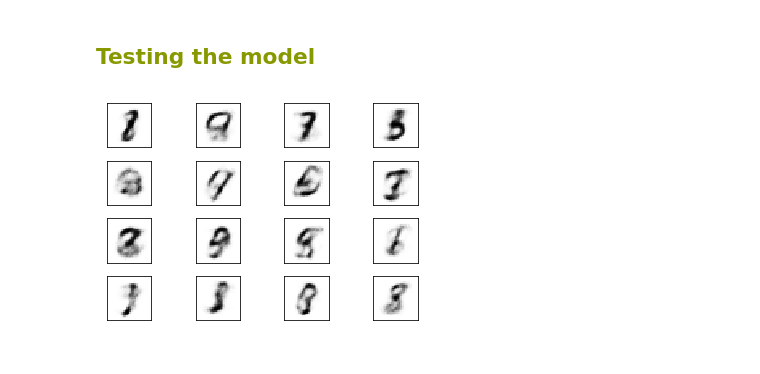
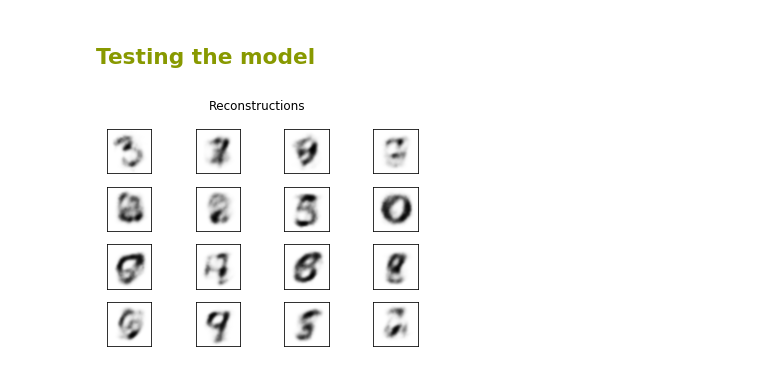
Before and after one commit to victor-iyi/novel-mnist-generator-with-vae, a Jupyter notebook: test.ipynb, the cells around one changed output. Drawn from its saved outputs; the diff is of its cells as text; code cells hidden in the pictures.

```diff
--- a/test.ipynb
+++ b/test.ipynb
@@ -58,13 +58,14 @@ def bias(shape, name):
 def dense(X, W, b):
     return tf.matmul(X, W) + b
 
-def plot_images(imgs):
+def plot_images(imgs, size=28, name=None):
     grid = int(np.sqrt(len(imgs)))
     fig, axes = plt.subplots(grid, grid)
     fig.subplots_adjust(hspace=0.3, wspace=0.3)
-
+    if name:
+        plt.suptitle(name)
     for i, ax in enumerate(axes.flat):
-        ax.imshow(imgs[i].reshape([image_size, image_size]), cmap='binary')
+        ax.imshow(imgs[i].reshape([size, size]), cmap='binary', interpolation='bicubic')
         ax.set_xticks([])
         ax.set_yticks([])
     plt.show()
@@ -165,11 +164,6 @@ INFO:tensorflow:Restoring parameters from models/
 # %% [markdown]
 ## <span style="color:#008899"> Training the model
 # %%
-# loss_arr = []
-# kl_term_arr = []
-# log_likelihood_arr = []
-# iter_arr = [i*record_interval for i in range(iterations // record_interval)]
-
 train_start = dt.datetime.now()
 for i in range(iterations):
     X_batch = np.round(data.train.next_batch(batch_size)[0])
@@ -178,6 +172,6 @@ for i in range(iterations):
         saver.save(sess=sess, save_path=save_path)
         summary = sess.run(merged, feed_dict={X:X_batch})
         writer.add_summary(summary=summary,global_step=i)
-    sys.stdout.write('\rIter: {:,}\tLoss: {:.4f}\tReconstruction: {:.4f}\tK-L: {:.4f}\tTrain time: {}'.format(
+    sys.stdout.write('\rIter: {:,}\tLoss: {:.2f}\tReconstruction: {:.2f}\tK-L: {:.2f}\tTrain time: {}'.format(
                         i+1, _loss, np.mean(_rec_loss), np.mean(_kl_term), dt.datetime.now()-train_start))
 # %% [output]
@@ -185,9 +179,8 @@ Iter: 10,000    Loss: 59.6996   Reconstruction: 44.2229 K-L: 15.4767    Train ti
 # %% [markdown]
 ## <span style="color:#889900"> Testing the model
 # %%
-
 randoms = [np.random.normal(0, 1, latent_dim) for _ in range(16)]
 imgs = sess.run(decoded, feed_dict = {encoded: randoms})
-plot_images(imgs)
+plot_images(imgs, name='Reconstructions')
 # %% [output]
-[figure, old version]
+[figure, new version]
```
Also changed, not shown: parts of 2 cells of this notebook.
